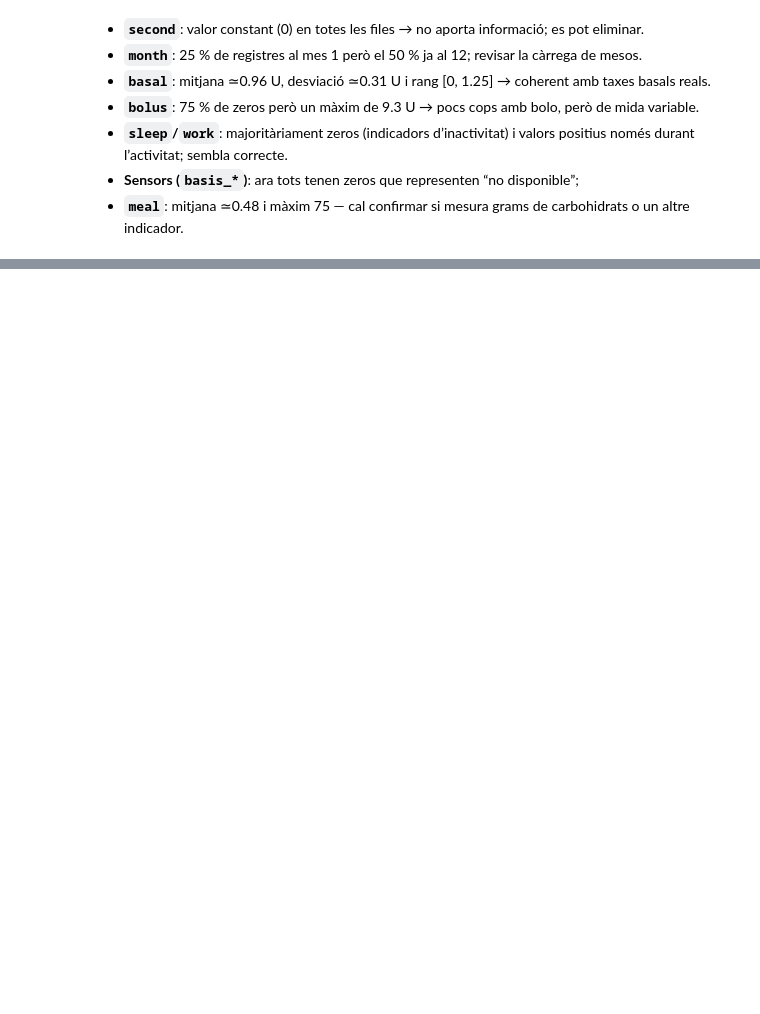
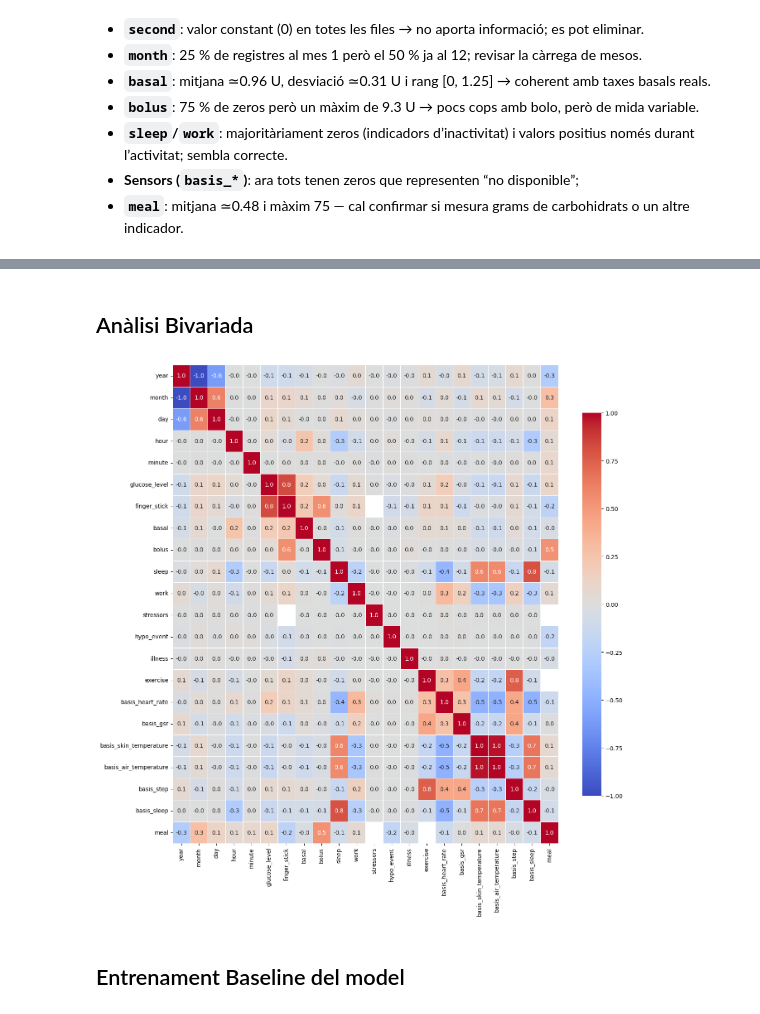
Before and after one commit to rogerduranlopez/TF-IA-GLUP24, a Jupyter notebook: notebooks/EDA_GLUP24.ipynb, the cells around one changed output, grey strips where cells are left out. Saved outputs shown, nothing was run; the diff lists cells and outputs as text; code cells hidden in the pictures; blank space fills up the shorter version.

```diff
--- a/notebooks/EDA_GLUP24.ipynb
+++ b/notebooks/EDA_GLUP24.ipynb
@@ -222,0 +310,13 @@ plt.show()
+# %% [markdown]
+## Anàlisi Bivariada
+# %%
+## Numèric vs Numèric: matriu de correlació + scatter de parelles fortes
+corr = df_559_train[num_col].corr()
+
+plt.figure(figsize=(15,15))
+sns.heatmap(corr,annot=True, fmt=".1f", cmap="coolwarm", linewidths=.5, cbar_kws={"shrink": .8})
+plt.show()
+# %% [output]
+[figure, added]
+# %% [markdown]
+## Entrenament Baseline del model
```
Also changed, not shown: parts of 13 cells of this notebook, 1 other file.
